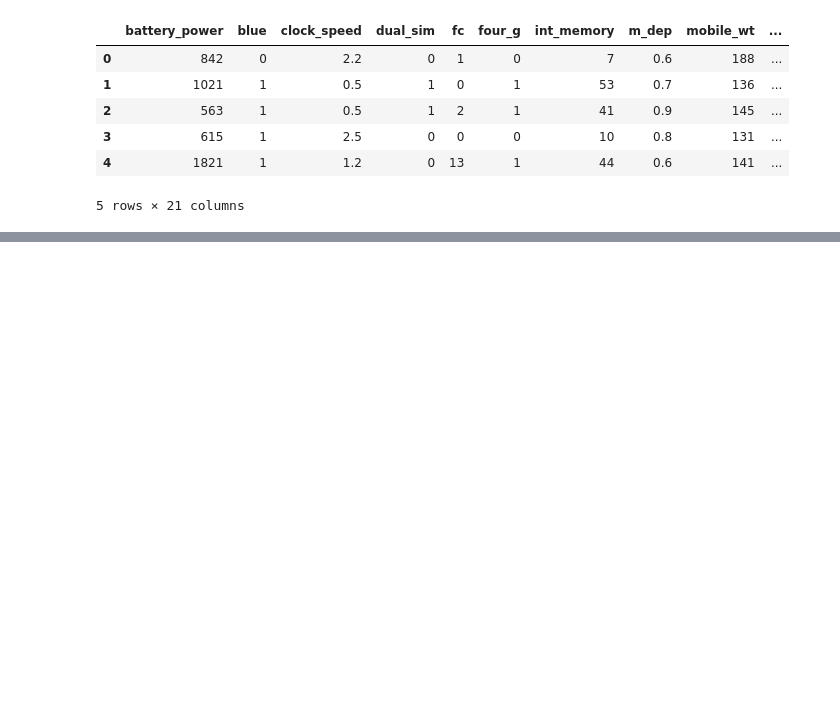
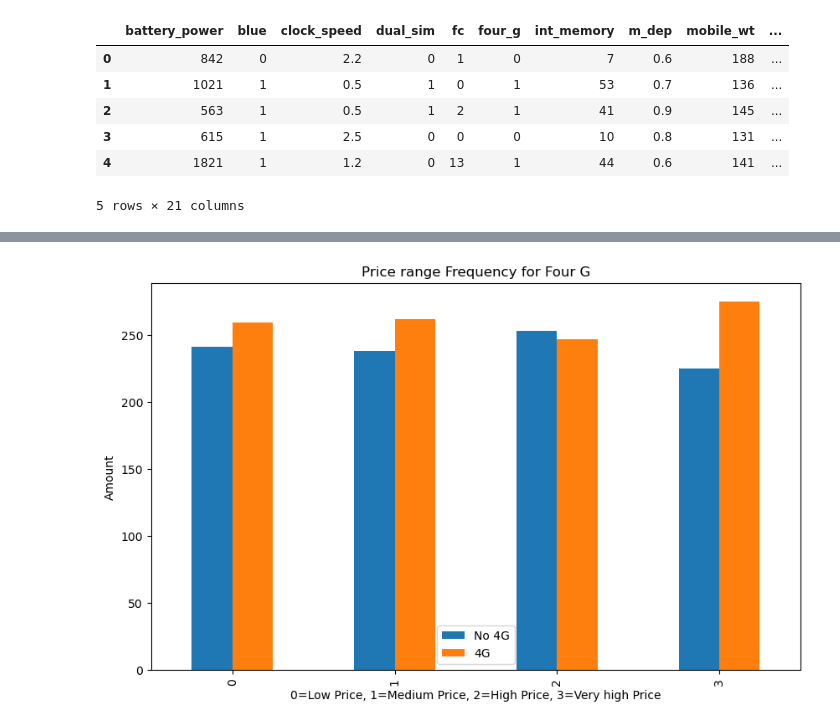
Before and after one commit to LivingstonTardzenyuy/Data-Science-Machine-Learning, a Jupyter notebook: Predicting Phone Price Range/end-to-end-Predicting-Phone-Price-Range.ipynb, the cells around one changed output, grey strips where cells are left out. Saved outputs shown, nothing was run; the diff lists cells and outputs as text; code cells hidden in the pictures; blank space fills up the shorter version.

```diff
--- a/Predicting Phone Price Range/end-to-end-Predicting-Phone-Price-Range.ipynb
+++ b/Predicting Phone Price Range/end-to-end-Predicting-Phone-Price-Range.ipynb
@@ -99,0 +306,11 @@ Name: count, dtype: int64
+# %%
+pd.crosstab(df["price_range"], df["four_g"]).plot(
+    kind="bar",
+    figsize=(10,6)
+)
+plt.title("Price range Frequency for Four G")
+plt.xlabel("0=Low Price, 1=Medium Price, 2=High Price, 3=Very high Price")
+plt.ylabel("Amount")
+plt.legend(["No 4G", "4G"]);
+# %% [output]
+[figure, added]
```
Also changed, not shown: parts of 29 cells of this notebook, 1 other file.
